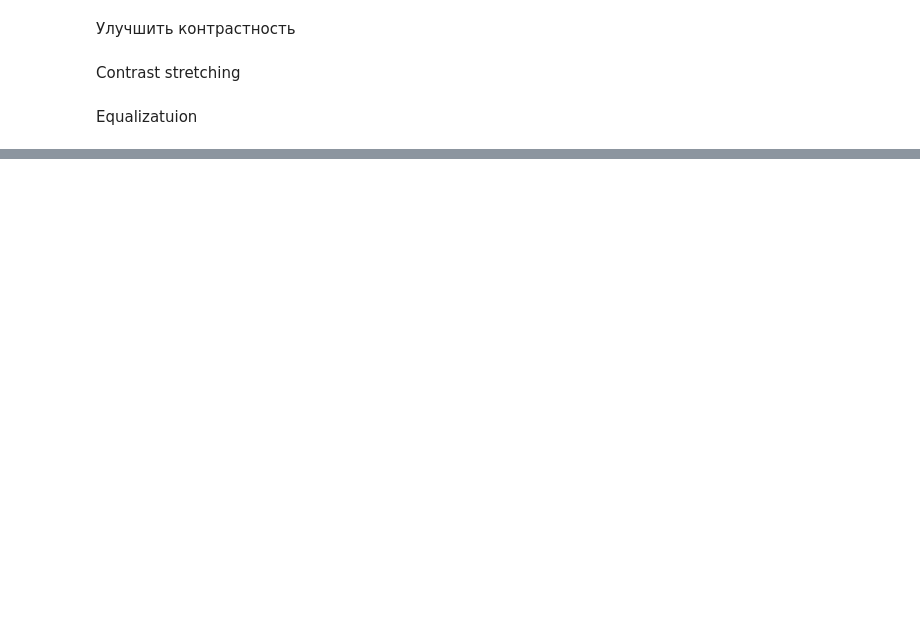
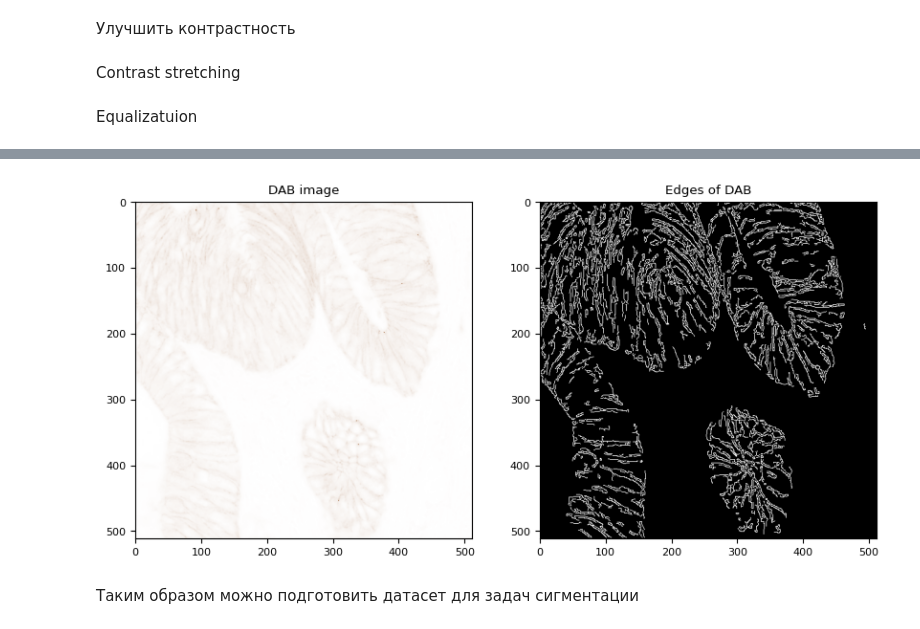
Before and after one commit to EgorenkovaURFU/CV, a Jupyter notebook: skimage.ipynb, the cells around one changed output, grey strips where cells are left out. Drawn from its saved outputs; the diff is of its cells as text; code cells hidden in the pictures; blank space fills up the shorter version.

```diff
--- a/skimage.ipynb
+++ b/skimage.ipynb
@@ -135,0 +168,18 @@ img_eq = ex
+# %%
+edges_dab = feature.canny(ihc_hed[:, :, 2], sigma=0.1)
+# %%
+plt.figure(figsize=(10, 5))
+
+plt.subplot(121)
+plt.imshow(ihc_hed[:, :, 2], cmap_dab)
+plt.title('DAB image')
+
+plt.subplot(122)
+plt.imshow(edges_dab, cmap=plt.cm.gray)
+plt.title('Edges of DAB')
+
+plt.show()
+# %% [output]
+[figure, added]
+# %% [markdown]
+Таким образом можно подготовить датасет для задач сигментации
```
Also changed, not shown: parts of 14 cells of this notebook, 3 other files.
